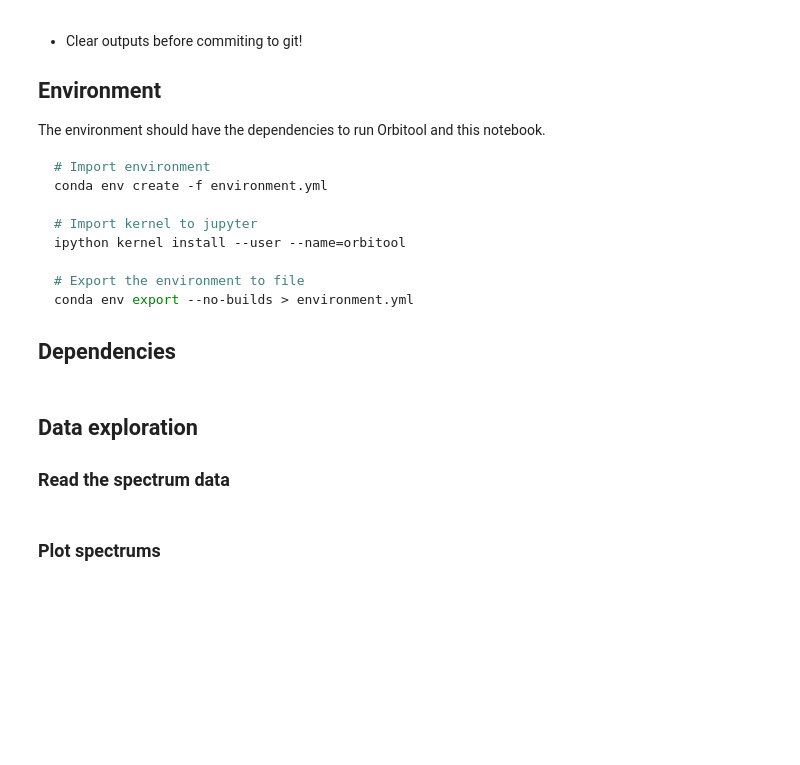
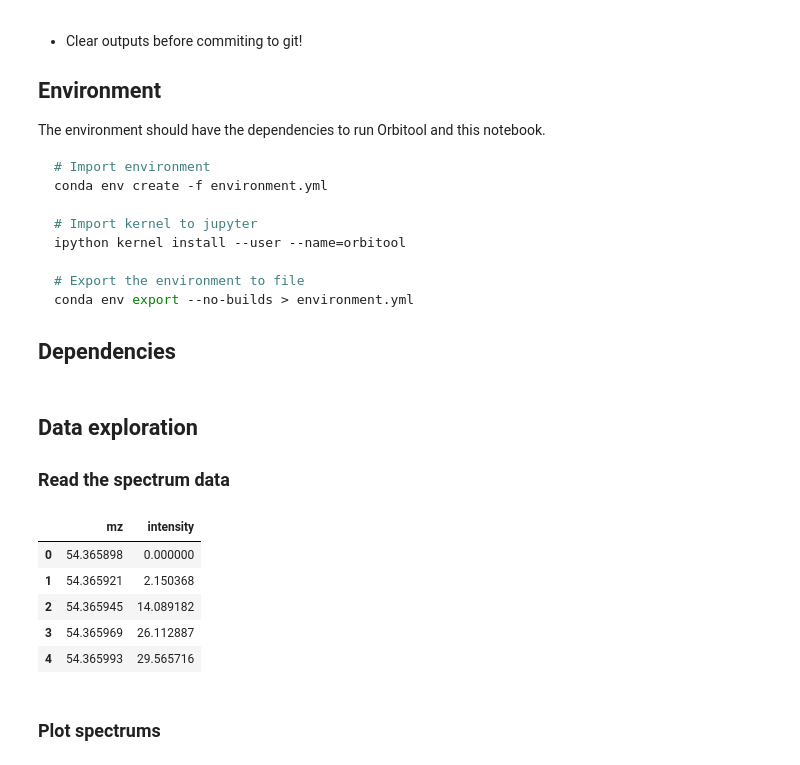
Before and after one commit to jokinen77/DataScienceProject1-Orbitrap, a Jupyter notebook: DataScienceProject1.ipynb, the cells around one changed output. Drawn from its saved outputs; the diff is of its cells as text; code cells hidden in the pictures; blank space fills up the shorter version.

Commit message:
finding peaks testing

```diff
--- a/DataScienceProject1.ipynb
+++ b/DataScienceProject1.ipynb
@@ -39,38 +41,45 @@ import random
 
 ### Read the spectrum data
 # %%
-spectrum_data_directory = "test"
-peak_list_file = "peak list\peaklist_1e5_background.csv"
+spectrum_data_directory = "data/CI-orbi_20201117165601 folder (first smal deviation file)/1 min"
+peak_list_file = "peak list/peaklist_1e5_background.csv"
 random_sample_size = None #Take sample spectrums to speed up things. If 'None' then uses all the spectrums
 contains_time_data = False #Spectrum files contains time data in forst 3 rows?
 
 spectrum_data_files = []
 time_data = []
 spectrum_data = []
 
 # Get data files
 for file in [f for f in listdir(spectrum_data_directory) if isfile(join(spectrum_data_directory, f))]:
     path_to_file = join(spectrum_data_directory, file)
     #print(path_to_file)
     if file.endswith(".csv"):
         spectrum_data_files.append(path_to_file)
 
 # Take sample spectrums to speed up things
 if random_sample_size:
-    spectrum_data_files = random.sample(spectrum_data_files, 20)
+    spectrum_data_files = random.sample(spectrum_data_files, random_sample_size)
 
 # Read the spectrum files
 for file in spectrum_data_files:
     if contains_time_data:
         time_data.append(pd.read_csv(file)[:2])
-        spectrum_data.append(pd.read_csv(file, skiprows = 3))
+        spectrum_data.append(pd.read_csv(file, skiprows = 3).sort_values(by=['mz']))
     else:
         spectrum_data.append(pd.read_csv(file))
 
 peak_list = pd.read_csv(peak_list_file)
 
 # Lookup
 spectrum_data[0].head(5)
+# %% [output]
+|  | mz | intensity |
+| 0 | 54.365898 | 0.000000 |
+| 1 | 54.365921 | 2.150368 |
+| 2 | 54.365945 | 14.089182 |
+| 3 | 54.365969 | 26.112887 |
+| 4 | 54.365993 | 29.565716 |
 # %% [markdown]
 ### Plot spectrums
 # %%
```
Also changed, not shown: parts of 4 cells of this notebook, 2 other files.
